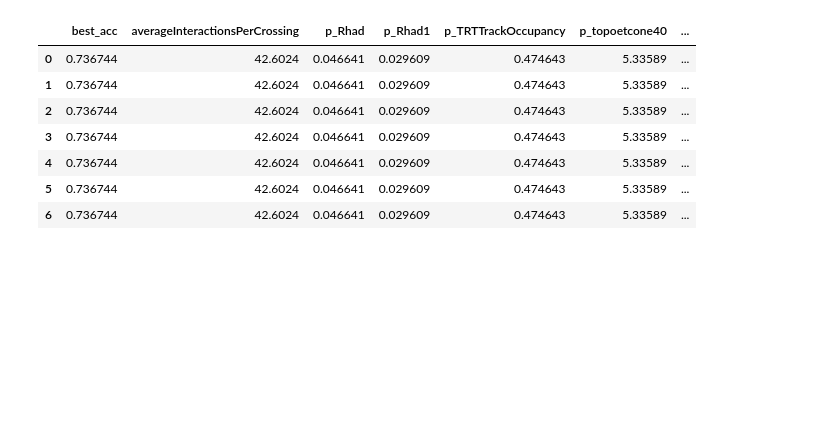
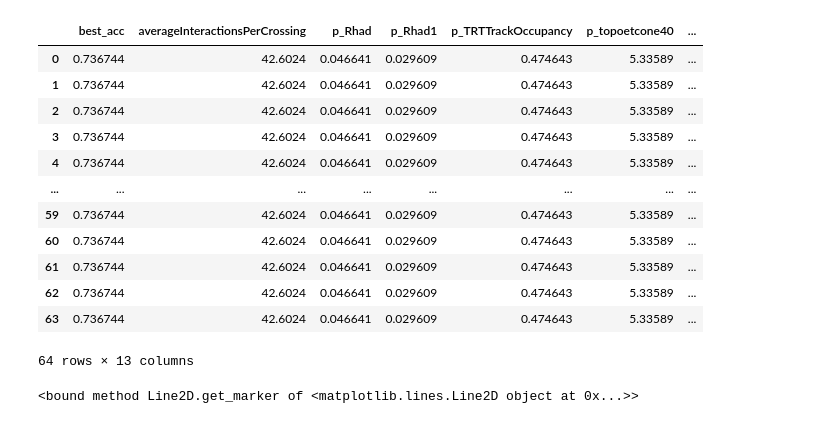
Before and after one commit to AsbjornPreuss/HPPC-2024, a Jupyter notebook: Assignment_3_Task_farming/Code/HEP_graphs.ipynb, the cells around one changed output. Drawn from its saved outputs; the diff is of its cells as text; code cells hidden in the pictures; blank space fills up the shorter version.

```diff
--- a/Assignment_3_Task_farming/Code/HEP_graphs.ipynb
+++ b/Assignment_3_Task_farming/Code/HEP_graphs.ipynb
@@ -12,16 +50,28 @@ plt.rcParams.update({'font.size': 14,
 # %%
 fname_HEP_4_cuts = "HEP_out"
 HEP_4_cuts = pd.read_csv(fname_HEP_4_cuts, sep='\\s+')
+HEP_4_seq_time = 173.5
+HEP_4_seq_task_time = 2647
 HEP_4_cuts
 # %% [output]
 |  | best_acc | averageInteractionsPerCrossing | p_Rhad | p_Rhad1 | p_TRTTrackOccupancy | p_topoetcone40 | ... |
 | 0 | 0.736744 | 42.6024 | 0.046641 | 0.029609 | 0.474643 | 5.33589 | ... |
 | 1 | 0.736744 | 42.6024 | 0.046641 | 0.029609 | 0.474643 | 5.33589 | ... |
 | 2 | 0.736744 | 42.6024 | 0.046641 | 0.029609 | 0.474643 | 5.33589 | ... |
 | 3 | 0.736744 | 42.6024 | 0.046641 | 0.029609 | 0.474643 | 5.33589 | ... |
 | 4 | 0.736744 | 42.6024 | 0.046641 | 0.029609 | 0.474643 | 5.33589 | ... |
-| 5 | 0.736744 | 42.6024 | 0.046641 | 0.029609 | 0.474643 | 5.33589 | ... |
-| 6 | 0.736744 | 42.6024 | 0.046641 | 0.029609 | 0.474643 | 5.33589 | ... |
+| ... | ... | ... | ... | ... | ... | ... | ... |
+| 59 | 0.736744 | 42.6024 | 0.046641 | 0.029609 | 0.474643 | 5.33589 | ... |
+| 60 | 0.736744 | 42.6024 | 0.046641 | 0.029609 | 0.474643 | 5.33589 | ... |
+| 61 | 0.736744 | 42.6024 | 0.046641 | 0.029609 | 0.474643 | 5.33589 | ... |
+| 62 | 0.736744 | 42.6024 | 0.046641 | 0.029609 | 0.474643 | 5.33589 | ... |
+| 63 | 0.736744 | 42.6024 | 0.046641 | 0.029609 | 0.474643 | 5.33589 | ... |
+64 rows × 13 columns
+# %%
+p52[0].get_marker
+plt.legend(
+# %% [output]
+<bound method Line2D.get_marker of <matplotlib.lines.Line2D object at 0x...>>
 # %%
 
 #plt.plot(, , '.', label="Task time [$\mu$s]")
```
Also changed, not shown: parts of 9 cells of this notebook, 3 other files.
